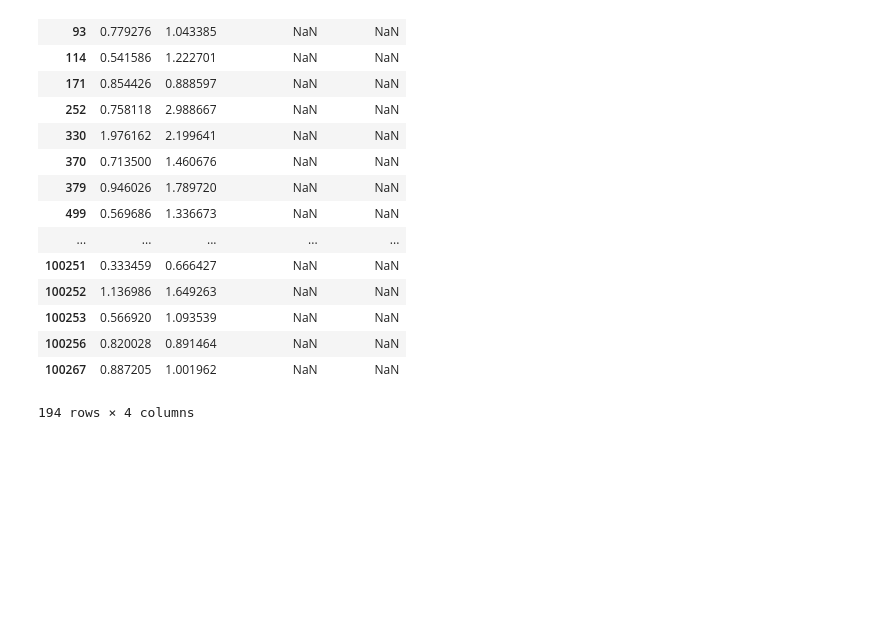
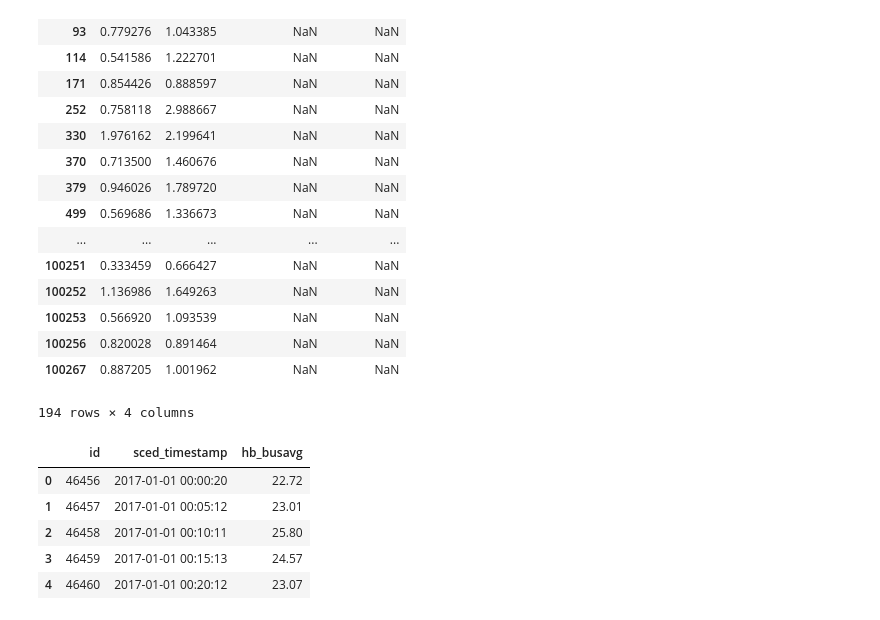
Before and after one commit to rodrigomha/SharingPVmodel, a Jupyter notebook: SharingPV_pandas.ipynb, the cells around one changed output. Cells and saved outputs as stored; diff of their text form; code cells hidden in the pictures; blank space fills up the shorter version.

```diff
--- a/SharingPVNotebook.ipynb
+++ b/SharingPV_pandas.ipynb
@@ -209,0 +212,11 @@ df8.to_csv('temporal.csv', sep=',')
+# %%
+df3['sced_timestamp'] = df3['sced_timestamp'].astype(str).str[:-3]
+df3['sced_timestamp'] = pd.to_datetime(df3['sced_timestamp'])
+df3.head()
+# %% [output]
+|  | id | sced_timestamp | hb_busavg |
+| 0 | 46456 | 2017-01-01 00:00:20 | 22.72 |
+| 1 | 46457 | 2017-01-01 00:05:12 | 23.01 |
+| 2 | 46458 | 2017-01-01 00:10:11 | 25.80 |
+| 3 | 46459 | 2017-01-01 00:15:13 | 24.57 |
+| 4 | 46460 | 2017-01-01 00:20:12 | 23.07 |
```
Also changed, not shown: parts of 9 cells of this notebook, 3 other files.
